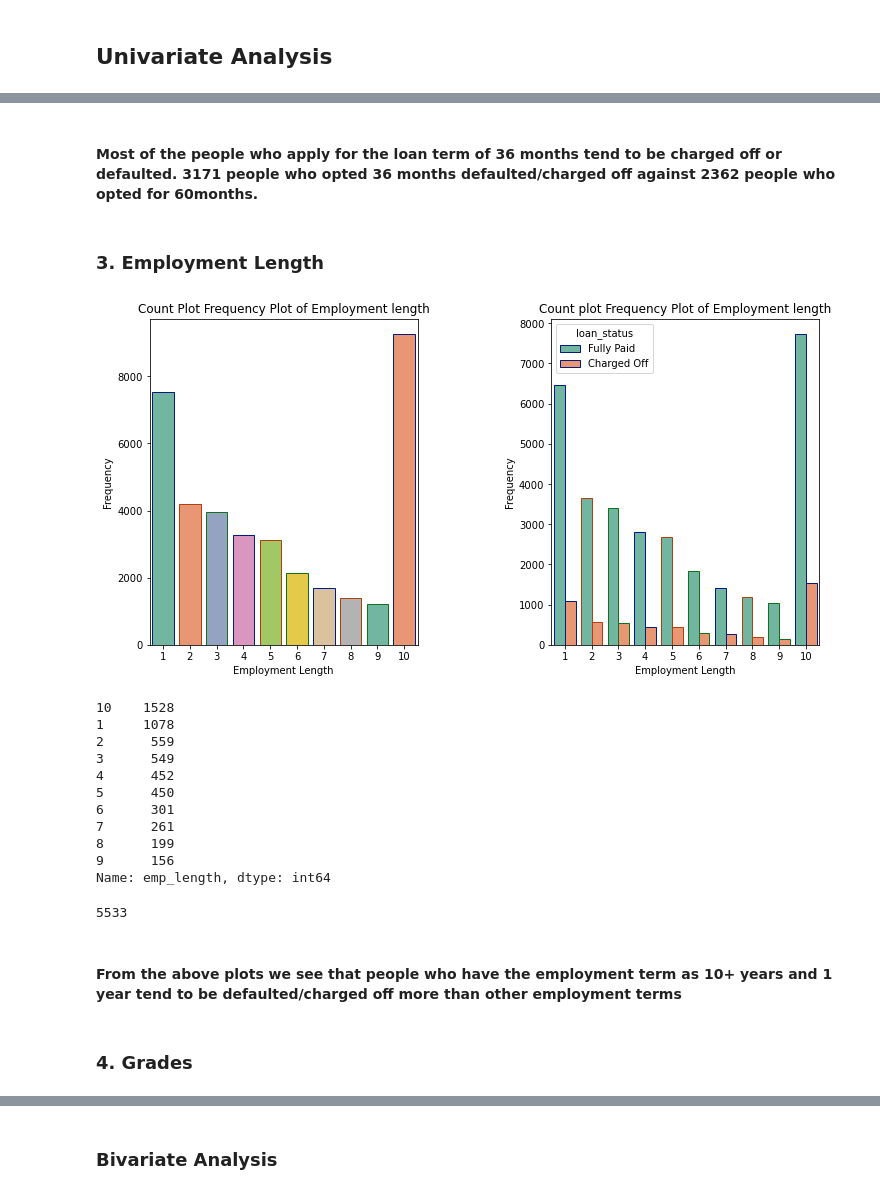
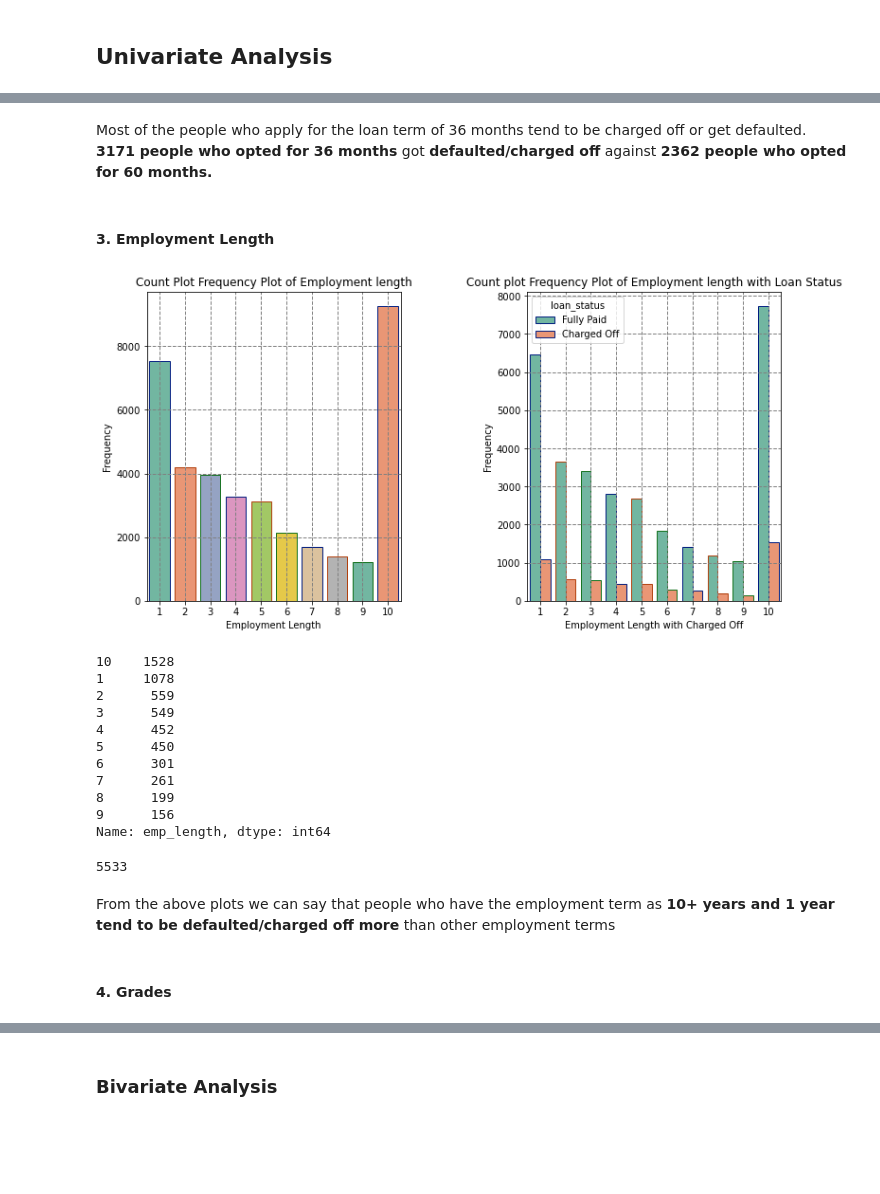
Before and after one commit to saibat/Lending-Club-Case-Study, a Jupyter notebook: Sailesh_Bathala.ipynb, the cells around one changed output, grey strips where cells are left out. Cells and saved outputs as stored; diff of their text form; code cells hidden in the pictures; blank space fills up the shorter version.

```diff
--- a/Sailesh_Bathala.ipynb
+++ b/Sailesh_Bathala.ipynb
@@ -455,39 +484,38 @@ loans_dataset.term[loans_dataset['loan_status']=='Charged Off'].value_counts(dro
 Name: term, dtype: int64
 5533
 # %% [markdown]
-#### Most of the people who apply for the loan term of 36 months tend to be charged off or defaulted. 3171 people who opted 36 months defaulted/charged off against 2362 people who opted for 60months.
+Most of the people who apply for the loan term of 36 months tend to be charged off or get defaulted. <b>3171 people who opted for 36 months</b> got <b>defaulted/charged off</b> against <b>2362 people who opted for 60 months.</b>
 # %% [markdown]
-### 3. Employment Length
+#### 3. Employment Length
 # %%
-
-
 plt.figure(figsize = (12, 6))
 
 plt.subplot(1, 2, 1)
 plt.title('Count Plot Frequency Plot of Employment length')
 sns.countplot(x = 'emp_length',
               order = loans_dataset.emp_length.value_counts(dropna = False).sort_index().index,
               data = loans_dataset, palette="Set2", edgecolor=sns.color_palette("dark", 3))
 plt.xlabel('Employment Length')
 plt.ylabel('Frequency')
-
+plt.grid(color='grey', linestyle='--', linewidth=1)
 
 plt.subplot(1, 2, 2)
-plt.title('Count plot Frequency Plot of Employment length')
+plt.title('Count plot Frequency Plot of Employment length with Loan Status')
 sns.countplot(x='emp_length',  hue = 'loan_status',
               order= loans_dataset.emp_length.value_counts(dropna = False).sort_index().index,
               data = loans_dataset, palette="Set2", edgecolor=sns.color_palette("dark", 3))
-plt.xlabel('Employment Length')
+plt.xlabel('Employment Length with Charged Off')
 plt.ylabel('Frequency')
+plt.grid(color='grey', linestyle='--', linewidth=1)
 
 plt.subplots_adjust(wspace = 0.5)
 plt.show()
 
 
 print(loans_dataset.emp_length[loans_dataset['loan_status']=='Charged Off'].value_counts(dropna = False))
 loans_dataset.emp_length[loans_dataset['loan_status']=='Charged Off'].value_counts(dropna = False).sum()
 # %% [output]
-[figure, old version]
+[figure, new version]
 10    1528
 1     1078
 2      559
@@ -501,9 +529,9 @@ loans_dataset.emp_length[loans_dataset['loan_status']=='Charged Off'].value_coun
 Name: emp_length, dtype: int64
 5533
 # %% [markdown]
-#### From the above plots we see that people who have the employment term as 10+ years and 1 year tend to be  defaulted/charged off more than other employment terms
+From the above plots we can say that people who have the employment term as <b>10+ years and 1 year tend to be  defaulted/charged off more</b> than other employment terms
 # %% [markdown]
-### 4. Grades
+#### 4. Grades
 # %%
 plt.figure(figsize = (12, 6))
 
```
Also changed, not shown: parts of 129 cells of this notebook.
